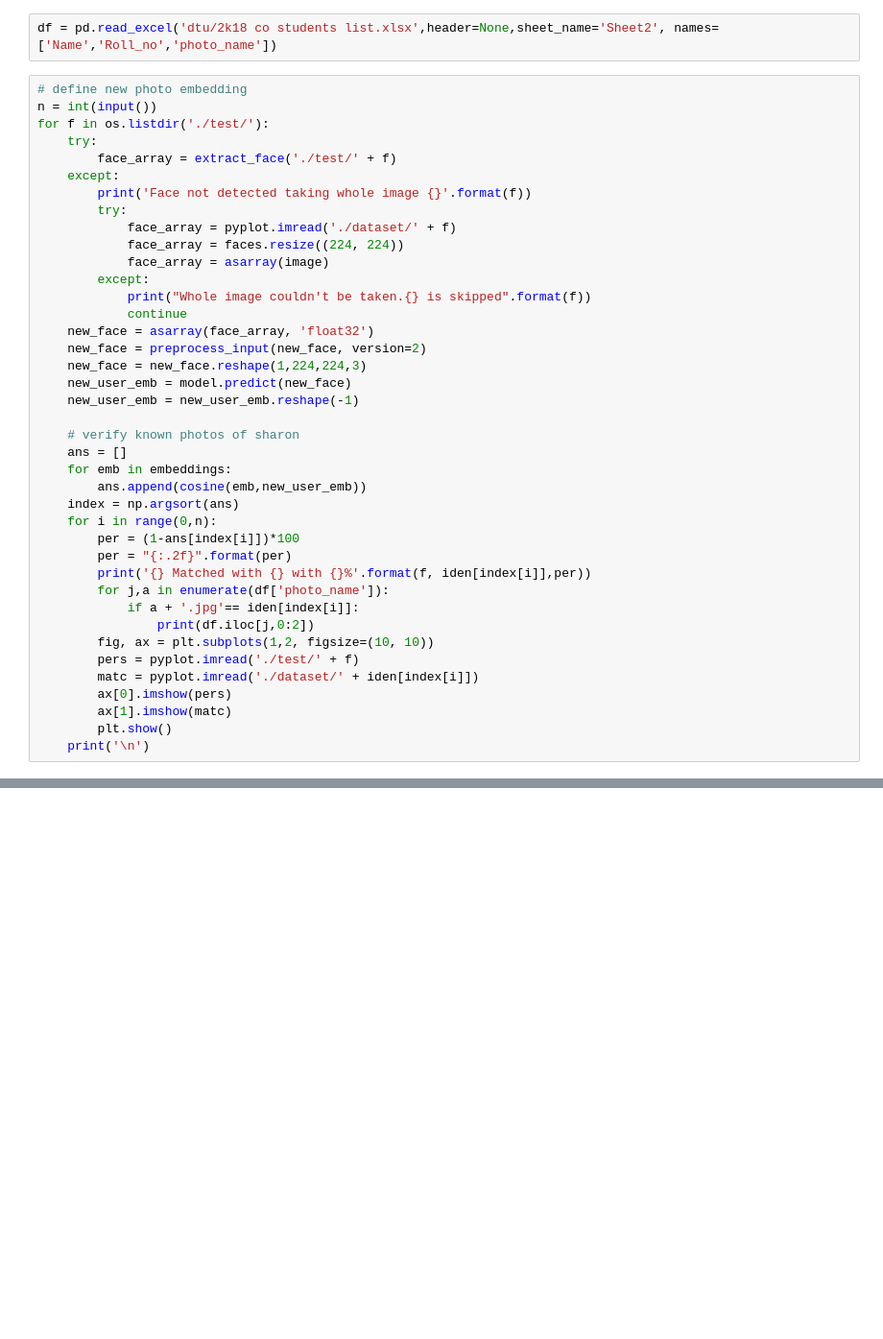
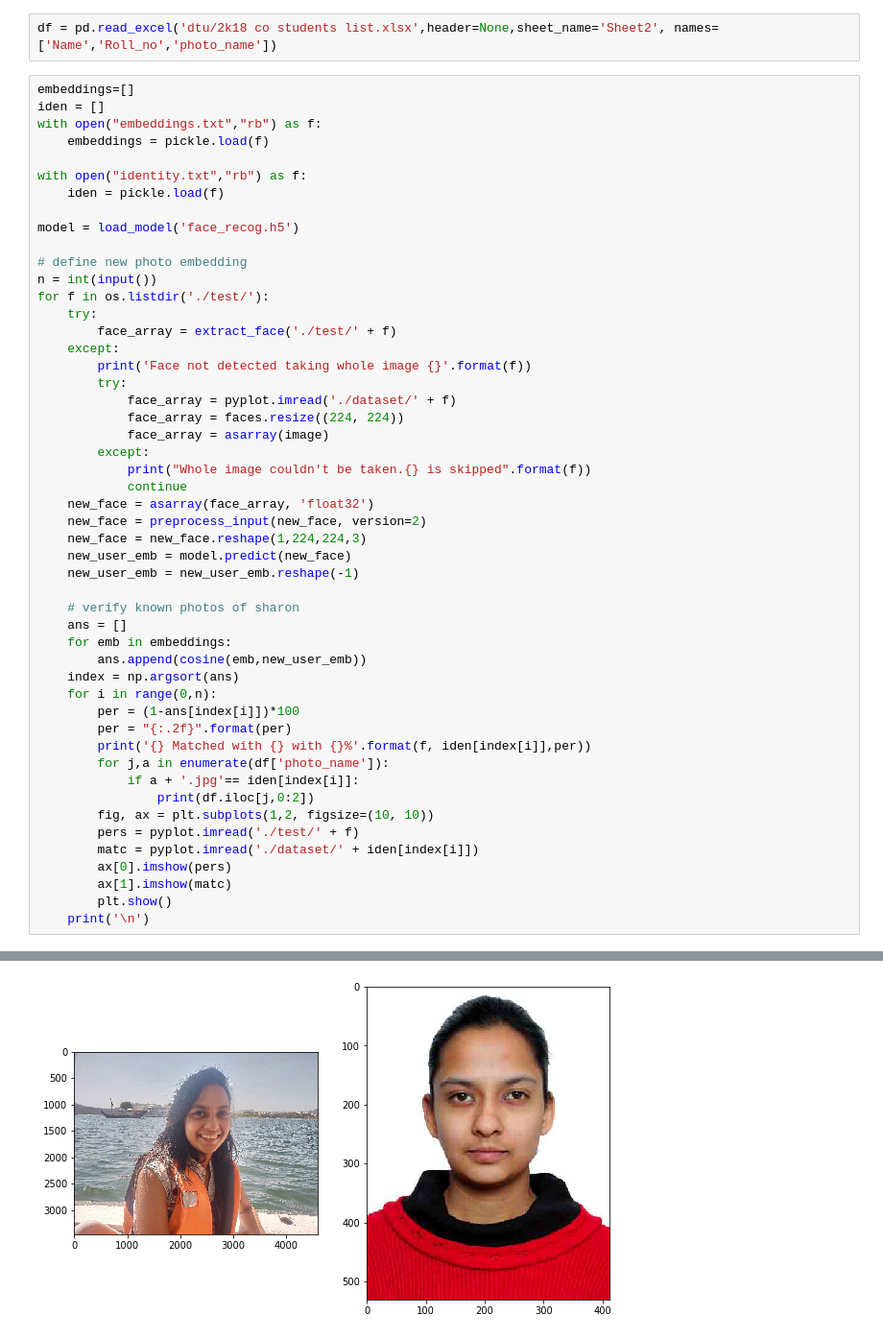
Before and after one commit to Josh1108/Face-Recognition-1, a Jupyter notebook: face_recog_lite.ipynb, the cells around one changed output, grey strips where cells are left out. Shown at 96% size. Cells and saved outputs as stored; diff of their text form; blank space fills up the shorter version.

Commit message:
Added saved embeddings

```diff
--- a/face_recog_lite.ipynb
+++ b/face_recog_lite.ipynb
@@ -72,6 +79,16 @@ Whole image couldn't be taken.2K18-CO-243.jpg is skipped
 # %%
 df = pd.read_excel('dtu/2k18 co students list.xlsx',header=None,sheet_name='Sheet2', names=['Name','Roll_no','photo_name'])
 # %%
+embeddings=[]
+iden = []
+with open("embeddings.txt","rb") as f:
+    embeddings = pickle.load(f)
+
+with open("identity.txt","rb") as f:
+    iden = pickle.load(f)
+
+model = load_model('face_recog.h5')
+
 # define new photo embedding
 n = int(input())
 for f in os.listdir('./test/'):
@@ -140,0 +162 @@ Name: 170, dtype: object
+[figure, added]
```
Also changed, not shown: parts of 3 cells of this notebook, 2 other files.
